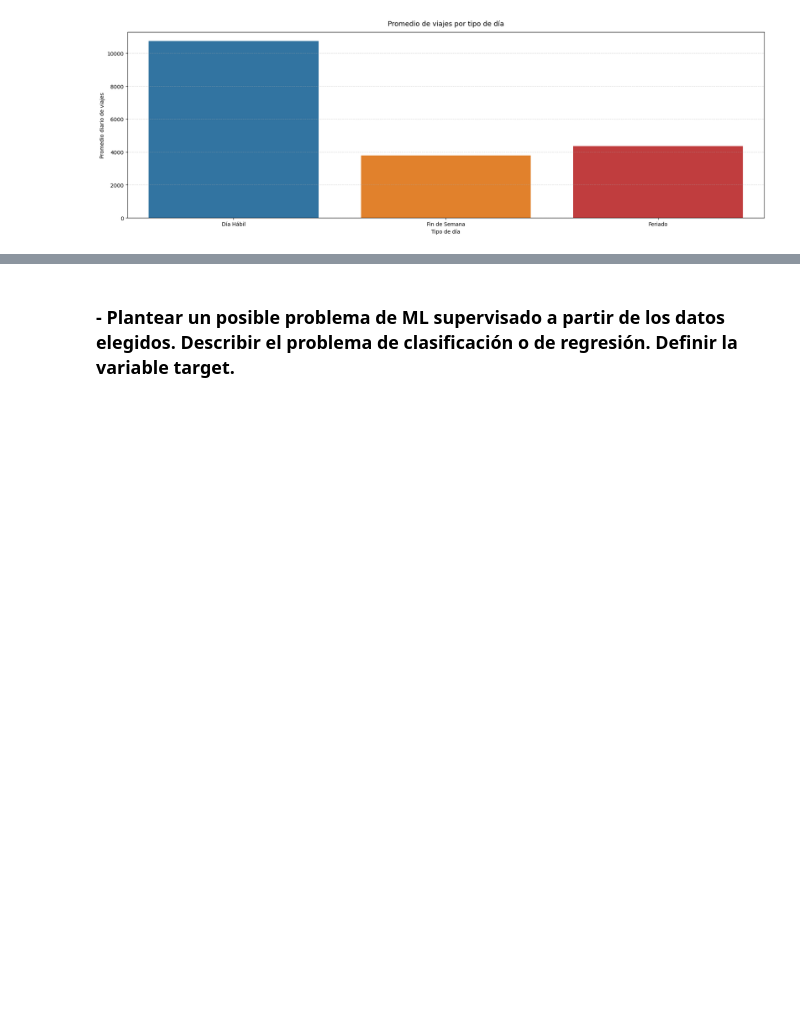
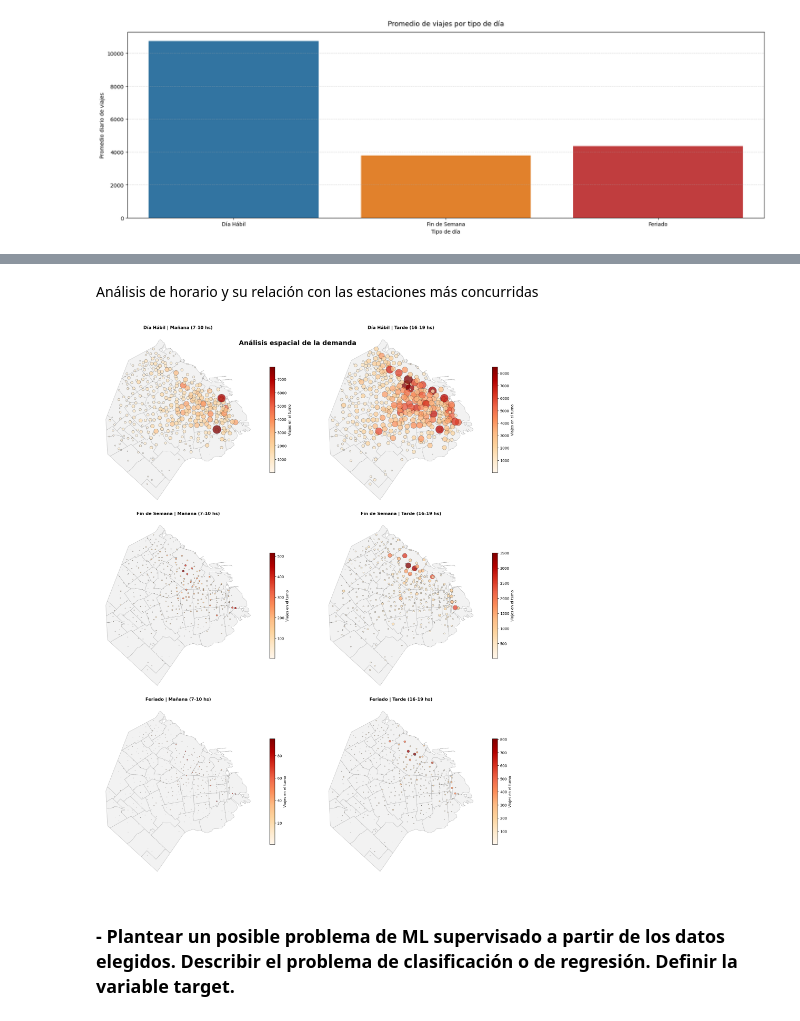
Before and after one commit to elianpinzas/add_tp_final, a Jupyter notebook: trabajo_final.ipynb, the cells around one changed output, grey strips where cells are left out. Saved outputs shown, nothing was run; the diff lists cells and outputs as text; code cells hidden in the pictures; blank space fills up the shorter version.

```diff
--- a/trabajo_final.ipynb
+++ b/trabajo_final.ipynb
@@ -746,3 +789,79 @@ plt.show()
+# %% [markdown]
+Análisis de horario y su relación con las estaciones más concurridas
+# %%
+# Franjas horarias
+def asignar_turno(hora):
+    if 7 <= hora <= 10:
+        return 'Mañana (7-10 hs)'
+    elif 16 <= hora <= 19:
+        return 'Tarde (16-19 hs)'
+    else:
+        return 'Otro'
+
+ecobici_df['franja_horaria_origen'] = ecobici_df['hora_origen'].apply(asignar_turno)
+
+# 6 mapas (3 filas x 2 columnas)
+fig, axes = plt.subplots(3, 2, figsize=(18, 22))
+
+# Matrices de iteración para los títulos y filtros
+turnos = ['Mañana (7-10 hs)', 'Tarde (16-19 hs)']
+
+# Generación de los 6 escenarios
+for i, tipo_dia in enumerate(tipos_de_dias):
+    for j, turno in enumerate(turnos):
+        ax = axes[i, j]
+
+        # Se filtra el dataset original para este escenario específico
+        df_escenario = ecobici_df[(ecobici_df['tipo_fecha_origen'] == tipo_dia) & (ecobici_df['franja_horaria_origen'] == turno)]
+
+        # Si el escenario está vacío, se salta al siguiente
+        if df_escenario.empty:
+            ax.set_title(f'{tipo_dia} - {turno} (Sin datos)')
+            ax.axis('off')
+            continue
+
+        # Se agrupa por estación para este mapa en particular
+        estaciones_escenario = (
+            df_escenario.groupby('nombre_estacion_origen')
+            .agg(
+                long=('long_estacion_origen', 'first'),
+                lat=('lat_estacion_origen', 'first'),
+                viajes_periodo=('id_recorrido', 'count')
+            )
+            .reset_index()
+            .dropna()
+        )
+
+        # Se convierte a GeoDataFrame
+        geom = gpd.points_from_xy(estaciones_escenario['long'], estaciones_escenario['lat'])
+        geo_estaciones_escenario_gdf = gpd.GeoDataFrame(estaciones_escenario, geometry=geom, crs="EPSG:4326")
+
+        # Dibujado del mapa: fondo de CABA fijo
+        mapa_caba.plot(ax=ax, color='#F2F2F2', edgecolor='darkgrey', linewidth=0.6)
+
+        # Capa de puntos
+        geo_estaciones_escenario_gdf.plot(
+            ax=ax,
+            column='viajes_periodo',
+            cmap='OrRd',
+            legend=True,
+            legend_kwds={'label': "Viajes en el turno", 'orientation': "vertical", 'shrink': 0.6},
+            # Se ajusta el tamaño relativo
+            markersize=geo_estaciones_escenario_gdf['viajes_periodo'] / 15,
+            alpha=0.75,
+            edgecolor='black',
+            linewidth=0.4
+        )
+
+        # Título dinámico para cada uno de los 6 cuadrantes
+        ax.set_title(f'{tipo_dia} | {turno}', fontsize=12, pad=8, fontweight='bold')
+        ax.axis('off')
+
+plt.suptitle('Análisis espacial de la demanda', fontsize=18, y=0.95, fontweight='bold')
+plt.tight_layout()
+plt.show()
+# %% [output]
+[figure, added]
 # %% [markdown]
 ### - Plantear un posible problema de ML supervisado a partir de los datos elegidos. Describir el problema de clasificación o de regresión. Definir la variable target.
 # %% [markdown]
```
Also changed, not shown: parts of 9 cells of this notebook.
